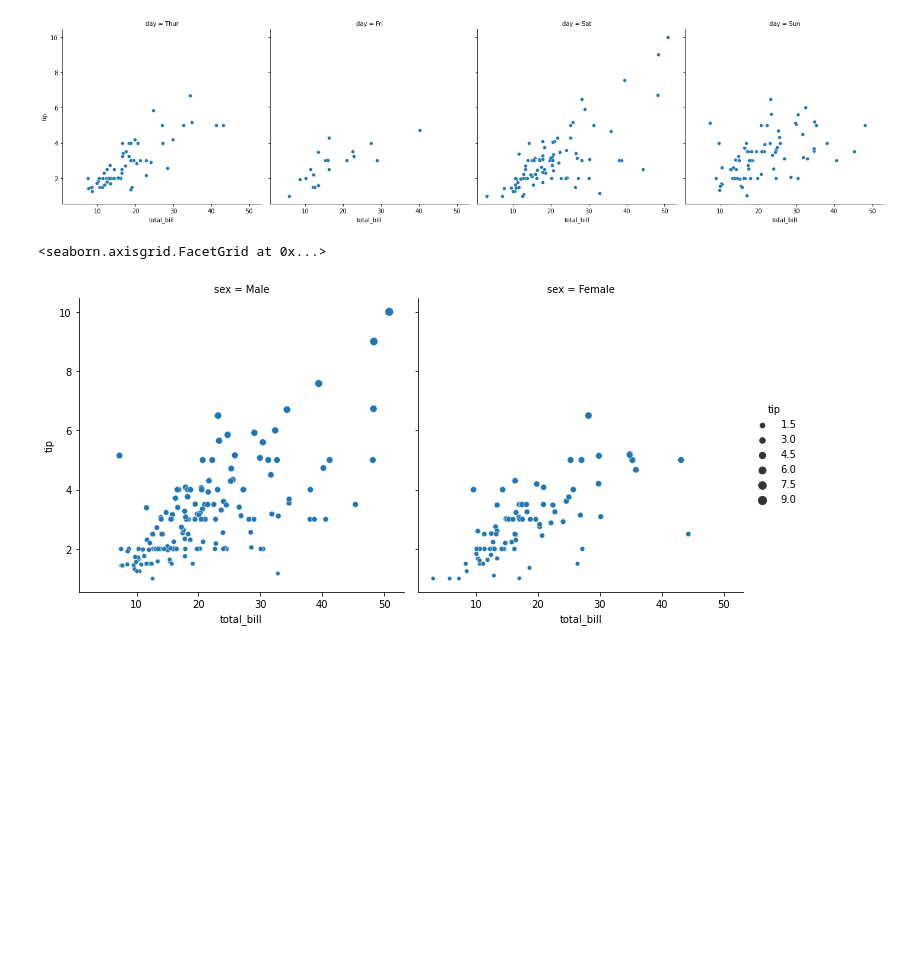
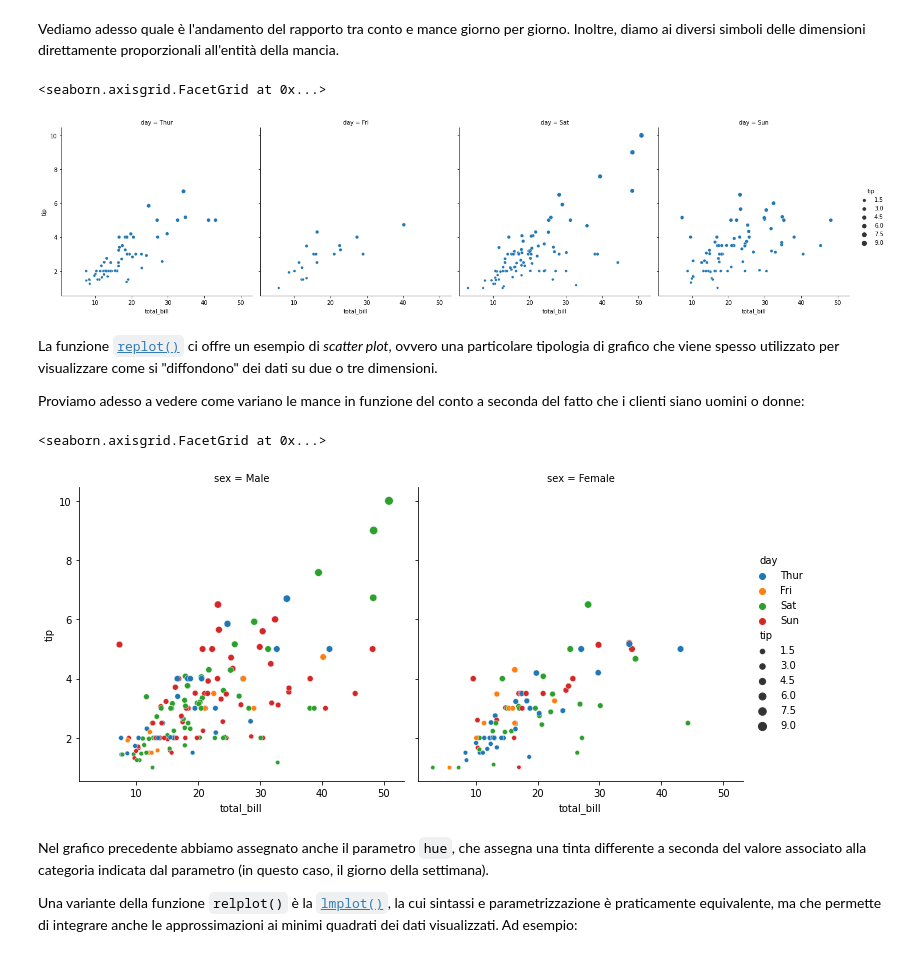
Before and after one commit to anhelus/pcs, a Jupyter notebook: docs/material/02_libs/10_seaborn/notebook.ipynb, the cells around one changed output. Saved outputs shown, nothing was run; the diff lists cells and outputs as text; code cells hidden in the pictures; blank space fills up the shorter version.

```diff
--- a/docs/material/02_libs/10_seaborn/notebook.ipynb
+++ b/docs/material/02_libs/10_seaborn/notebook.ipynb
@@ -45,16 +15,32 @@ tips = sns.load_dataset('tips')
+# %% [markdown]
+Vediamo adesso quale è l'andamento del rapporto tra conto e mance giorno per giorno. Inoltre, diamo ai diversi simboli delle dimensioni direttamente proporzionali all'entità della mancia.
 # %%
 sns.relplot(
     data=tips,
-    x="total_bill", y="tip", col="day"
-)
-plt.savefig('relplot_1.png')
+    x='total_bill',
+    y='tip',
+    col='day',
+    size='tip')
 # %% [output]
+<seaborn.axisgrid.FacetGrid at 0x...>
-[figure, old version]
+[figure, new version]
+# %% [markdown]
+La funzione [`replot()`](https://seaborn.pydata.org/generated/seaborn.relplot.html) ci offre un esempio di *scatter plot*, ovvero una particolare tipologia di grafico che viene spesso utilizzato per visualizzare come si "diffondono" dei dati su due o tre dimensioni.
+
+Proviamo adesso a vedere come variano le mance in funzione del conto a seconda del fatto che i clienti siano uomini o donne:
 # %%
 sns.relplot(
     data=tips,
-    x='total_bill', y='tip', col='sex', size='tip'
+    x='total_bill',
+    y='tip',
+    col='sex',
+    size='tip',
+    hue='day'
 )
 # %% [output]
 <seaborn.axisgrid.FacetGrid at 0x...>
-[figure, old version]
+[figure, new version]
+# %% [markdown]
+Nel grafico precedente abbiamo assegnato anche il parametro `hue`, che assegna una tinta differente a seconda del valore associato alla categoria indicata dal parametro (in questo caso, il giorno della settimana).
+
+Una variante della funzione `relplot()` è la [`lmplot()`](https://seaborn.pydata.org/generated/seaborn.lmplot.html), la cui sintassi e parametrizzazione è praticamente equivalente, ma che permette di integrare anche le approssimazioni ai minimi quadrati dei dati visualizzati. Ad esempio:
```
Also changed, not shown: parts of 18 cells of this notebook, 6 other files.
